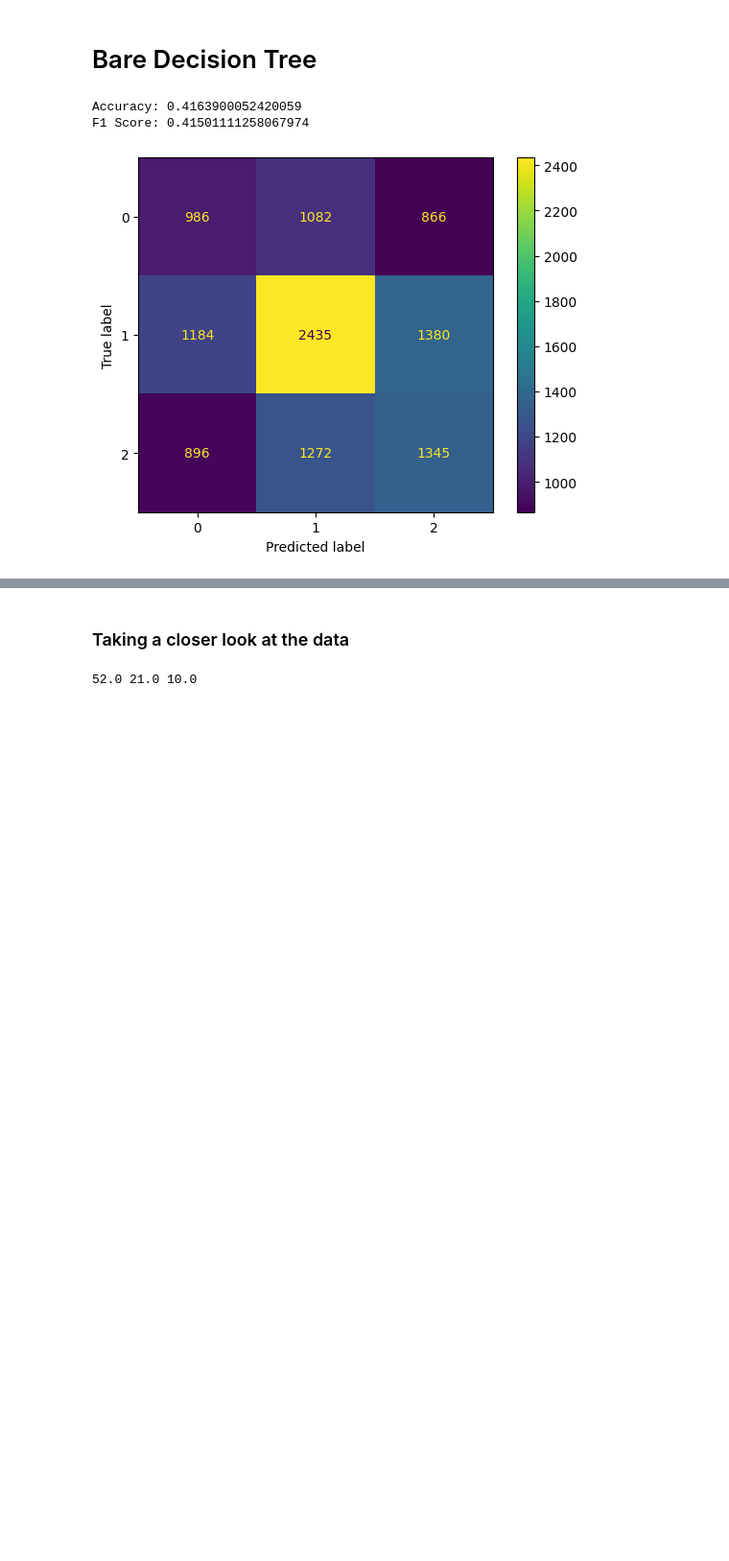
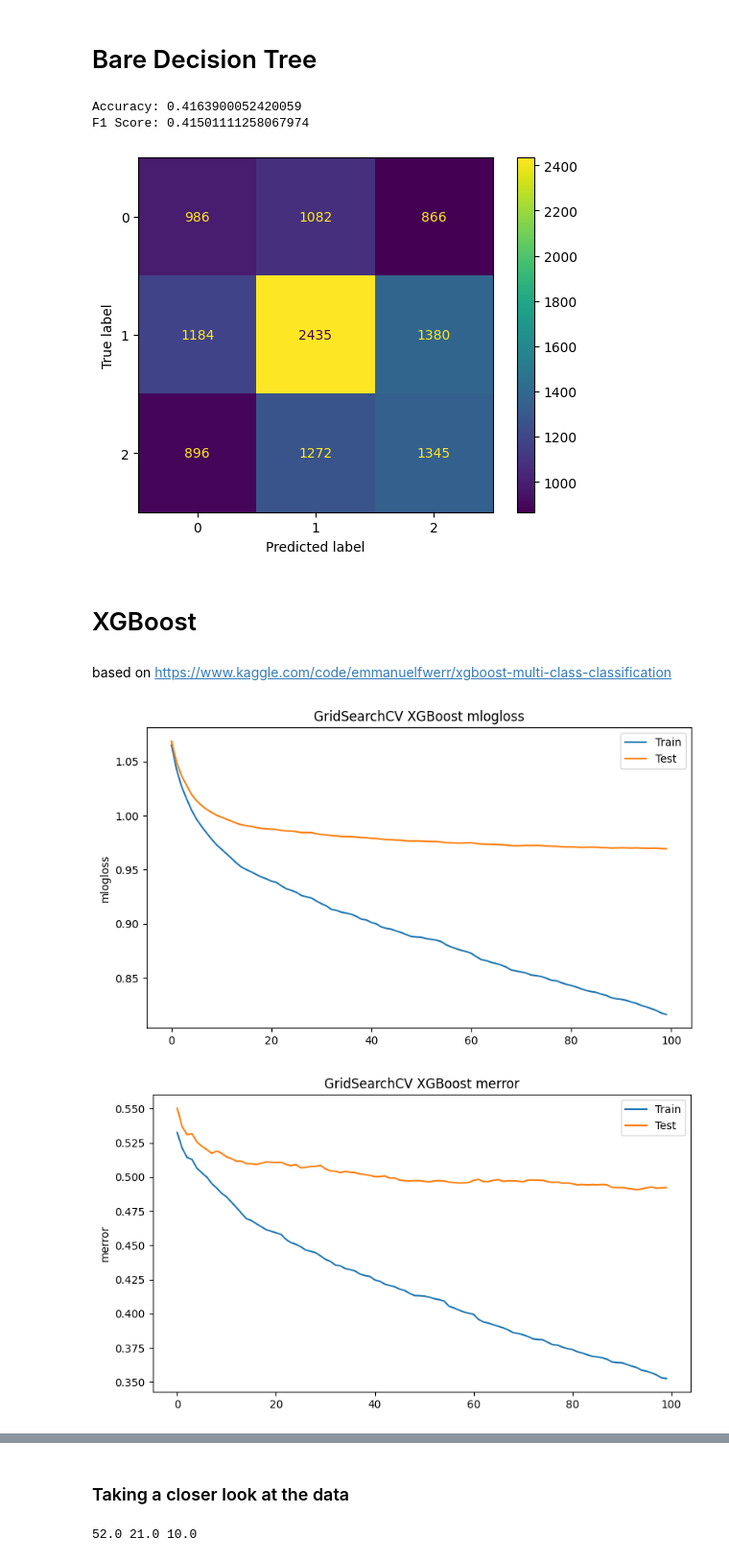
Before and after one commit to Bachelor-Data-Science/Language-AI, a Jupyter notebook: Data Exploration.ipynb, the cells around one changed output, grey strips where cells are left out. Shown: that part at 96% size. Cells and saved outputs as stored; diff of their text form; code cells hidden in the pictures; blank space fills up the shorter version.

Commit message:
XGBoost
- added first iteration of XGBoost

```diff
--- a/Data Exploration.ipynb
+++ b/Data Exploration.ipynb
@@ -65,7 +65,7 @@ df_politics.value_counts('political_leaning').plot(kind='bar', fontsize=10, xlab
 # %%
 # create a new column called political_leaning_id which maps political_leaning to a numerical value with -1 being left, 0 being center, and 1 being right
 # this is done because the model cannot take in string values
-df_politics['political_leaning_id'] = df_politics['political_leaning'].map({'left': -1, 'center': 0, 'right': 1})
+df_politics['political_leaning_id'] = df_politics['political_leaning'].map({'left': 0, 'center': 1, 'right': 2})
 # %%
 correlation = df_politics['political_leaning_id'].corr(df_politics['amount_of_cursewords'])
 df_new = df_politics[['political_leaning_id', 'amount_of_cursewords']].copy()
@@ -337,3 +337,74 @@ ConfusionMatrixDisplay(confusion_matrix=cnf_matrix).plot();
 Accuracy: 0.4163900052420059
 F1 Score: 0.41501111258067974
 [figure]
+# %% [markdown]
+# XGBoost
+# %% [markdown]
+based on https://www.kaggle.com/code/emmanuelfwerr/xgboost-multi-class-classification
+# %%
+## ---------- XGBoost model v1 ----------
+## base run of model with default hyperparameters
+
+xgb_clf = xgb.XGBClassifier(objective='multi:softmax',
+                            num_class=3,
+                            early_stopping_rounds=10,
+                            eval_metric=['merror', 'auc', 'mlogloss'],
+                            seed=42)
+xgb_clf.fit(X_train,
+            y_train,
+            verbose=0, # set to 1 to see xgb training round intermediate results
+            eval_set=[(X_train, y_train), (X_test, y_test)])
+
+# preparing evaluation metric plots
+results = xgb_clf.evals_result()
+epochs = len(results['validation_0']['mlogloss'])
+x_axis = range(0, epochs)
+
+# xgboost 'mlogloss' plot
+fig, ax = plt.subplots(figsize=(9,5))
+ax.plot(x_axis, results['validation_0']['mlogloss'], label='Train')
+ax.plot(x_axis, results['validation_1']['mlogloss'], label='Test')
+ax.legend()
+plt.ylabel('mlogloss')
+plt.title('GridSearchCV XGBoost mlogloss')
+plt.show()
+
+# xgboost 'merror' plot
+fig, ax = plt.subplots(figsize=(9,5))
+ax.plot(x_axis, results['validation_0']['merror'], label='Train')
+ax.plot(x_axis, results['validation_1']['merror'], label='Test')
+ax.legend()
+plt.ylabel('merror')
+plt.title('GridSearchCV XGBoost merror')
+plt.show()
+
+## ---------- Model Classification Report ----------
+## get predictions and create model quality report
+
+y_pred = xgb_clf.predict(X_test)
+
+print('\n------------------ Confusion Matrix -----------------\n')
+print(confusion_matrix(y_test, y_pred))
+
+print('\n-------------------- Key Metrics --------------------')
+print('\nAccuracy: {:.2f}'.format(accuracy_score(y_test, y_pred)))
+print('Balanced Accuracy: {:.2f}\n'.format(balanced_accuracy_score(y_test, y_pred)))
+
+print('Micro Precision: {:.2f}'.format(precision_score(y_test, y_pred, average='micro')))
+print('Micro Recall: {:.2f}'.format(recall_score(y_test, y_pred, average='micro')))
+print('Micro F1-score: {:.2f}\n'.format(f1_score(y_test, y_pred, average='micro')))
+
+print('Macro Precision: {:.2f}'.format(precision_score(y_test, y_pred, average='macro')))
+print('Macro Recall: {:.2f}'.format(recall_score(y_test, y_pred, average='macro')))
+print('Macro F1-score: {:.2f}\n'.format(f1_score(y_test, y_pred, average='macro')))
+
+print('Weighted Precision: {:.2f}'.format(precision_score(y_test, y_pred, average='weighted')))
+print('Weighted Recall: {:.2f}'.format(recall_score(y_test, y_pred, average='weighted')))
+print('Weighted F1-score: {:.2f}'.format(f1_score(y_test, y_pred, average='weighted')))
+
+print('\n--------------- Classification Report ---------------\n')
+print(classification_report(y_test, y_pred))
+print('---------------------- XGBoost ----------------------') # unnecessary fancy styling
+# %% [output]
+[figure, added]
+[figure, added]
```
Also changed, not shown: parts of 4 cells of this notebook.
